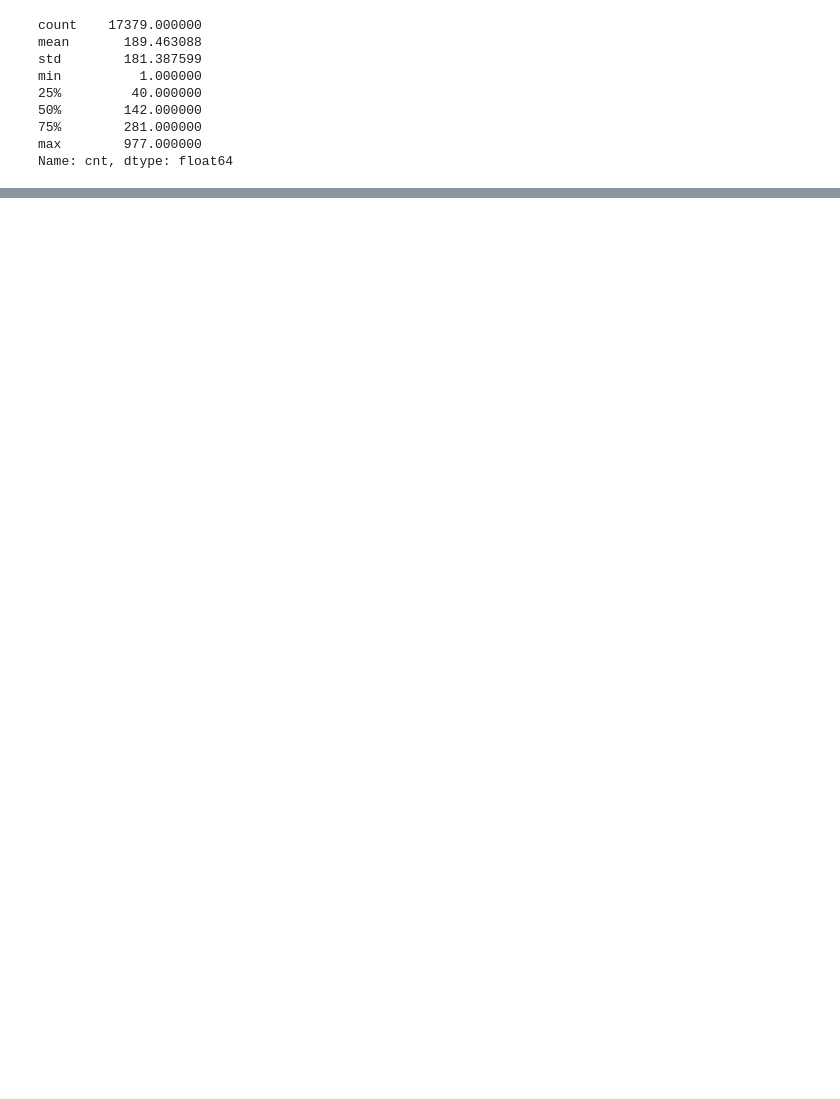
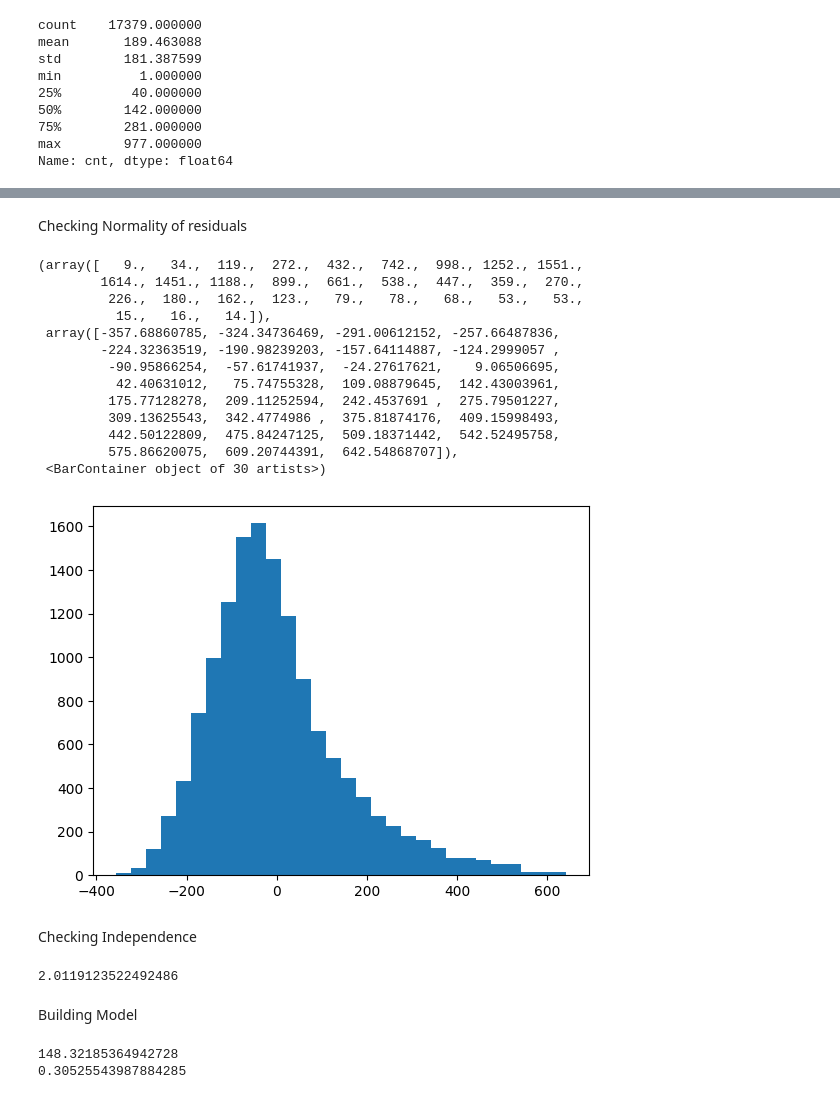
Before and after one commit to gav-creator/Weather-Biking, a Jupyter notebook: Weather_Bike GF.ipynb, the cells around one changed output, grey strips where cells are left out. Saved outputs shown, nothing was run; the diff lists cells and outputs as text; code cells hidden in the pictures; blank space fills up the shorter version.

```diff
--- a/Weather_Bike GF.ipynb
+++ b/Weather_Bike GF.ipynb
@@ -250,0 +273,30 @@ while our target feature is "cnt"
+# %% [markdown]
+Checking Normality of residuals
+# %%
+plt.hist(resids, bins=30)
+# %% [output]
+(array([   9.,   34.,  119.,  272.,  432.,  742.,  998., 1252., 1551.,
+        1614., 1451., 1188.,  899.,  661.,  538.,  447.,  359.,  270.,
+         226.,  180.,  162.,  123.,   79.,   78.,   68.,   53.,   53.,
+          15.,   16.,   14.]),
+ array([-357.68860785, -324.34736469, -291.00612152, -257.66487836,
+        -224.32363519, -190.98239203, -157.64114887, -124.2999057 ,
+         -90.95866254,  -57.61741937,  -24.27617621,    9.06506695,
+          42.40631012,   75.74755328,  109.08879645,  142.43003961,
+         175.77128278,  209.11252594,  242.4537691 ,  275.79501227,
+         309.13625543,  342.4774986 ,  375.81874176,  409.15998493,
+         442.50122809,  475.84247125,  509.18371442,  542.52495758,
+         575.86620075,  609.20744391,  642.54868707]),
+ <BarContainer object of 30 artists>)
+[figure, added]
+# %% [markdown]
+Checking Independence
+# %%
+from statsmodels.stats.stattools import durbin_watson
+
+dw = durbin_watson(resids)
+print(dw)
+# %% [output]
+2.0119123522492486
+# %% [markdown]
+Building Model
@@ -250,0 +310,9 @@ while our target feature is "cnt"
+# %%
+rmse = np.sqrt(mean_squared_error(y_test, y_pred))
+r2 = r2_score(y_test, y_pred)
+
+print(rmse)
+print(r2)
+# %% [output]
+148.32185364942728
+0.30525543987884285
```
Also changed, not shown: parts of 13 cells of this notebook.
